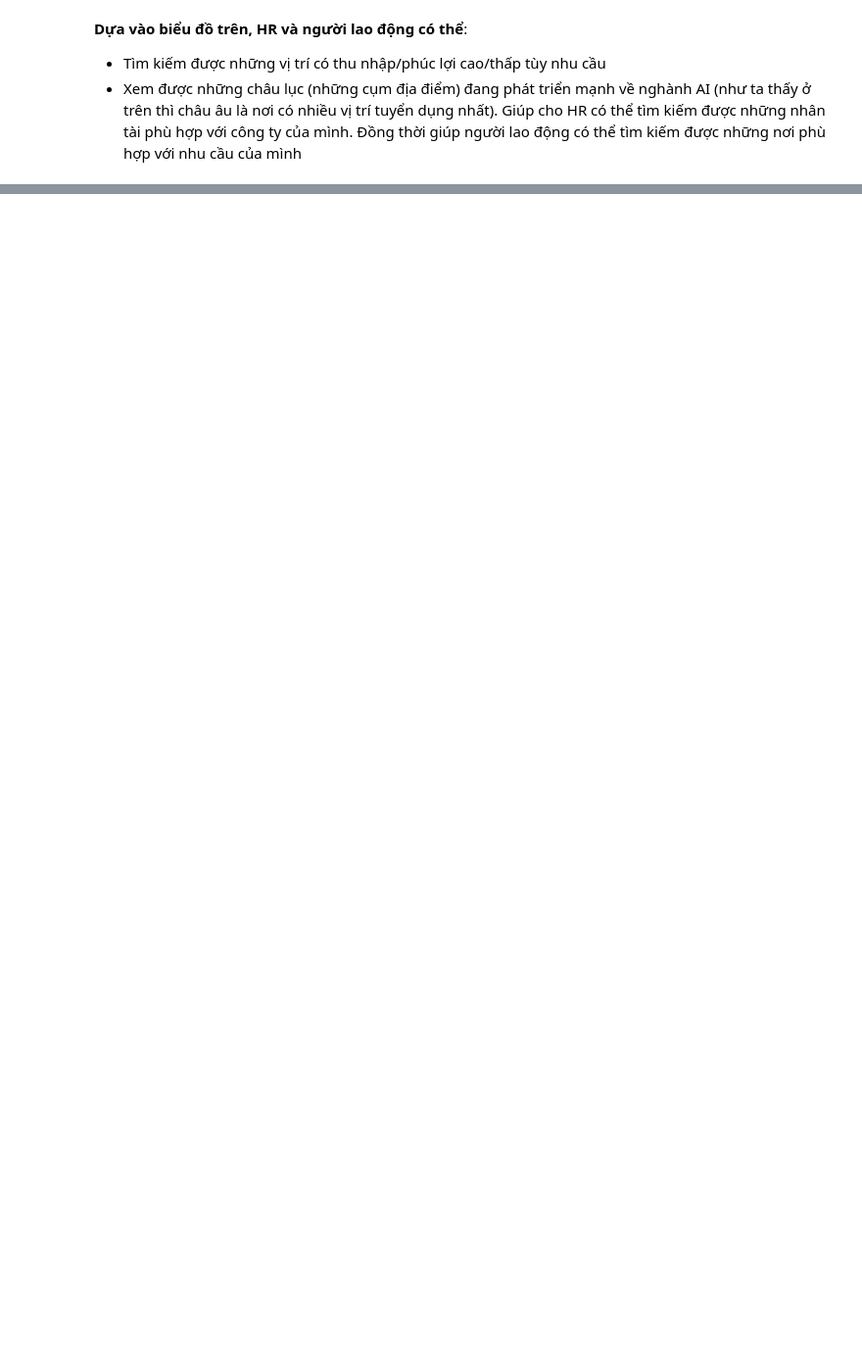
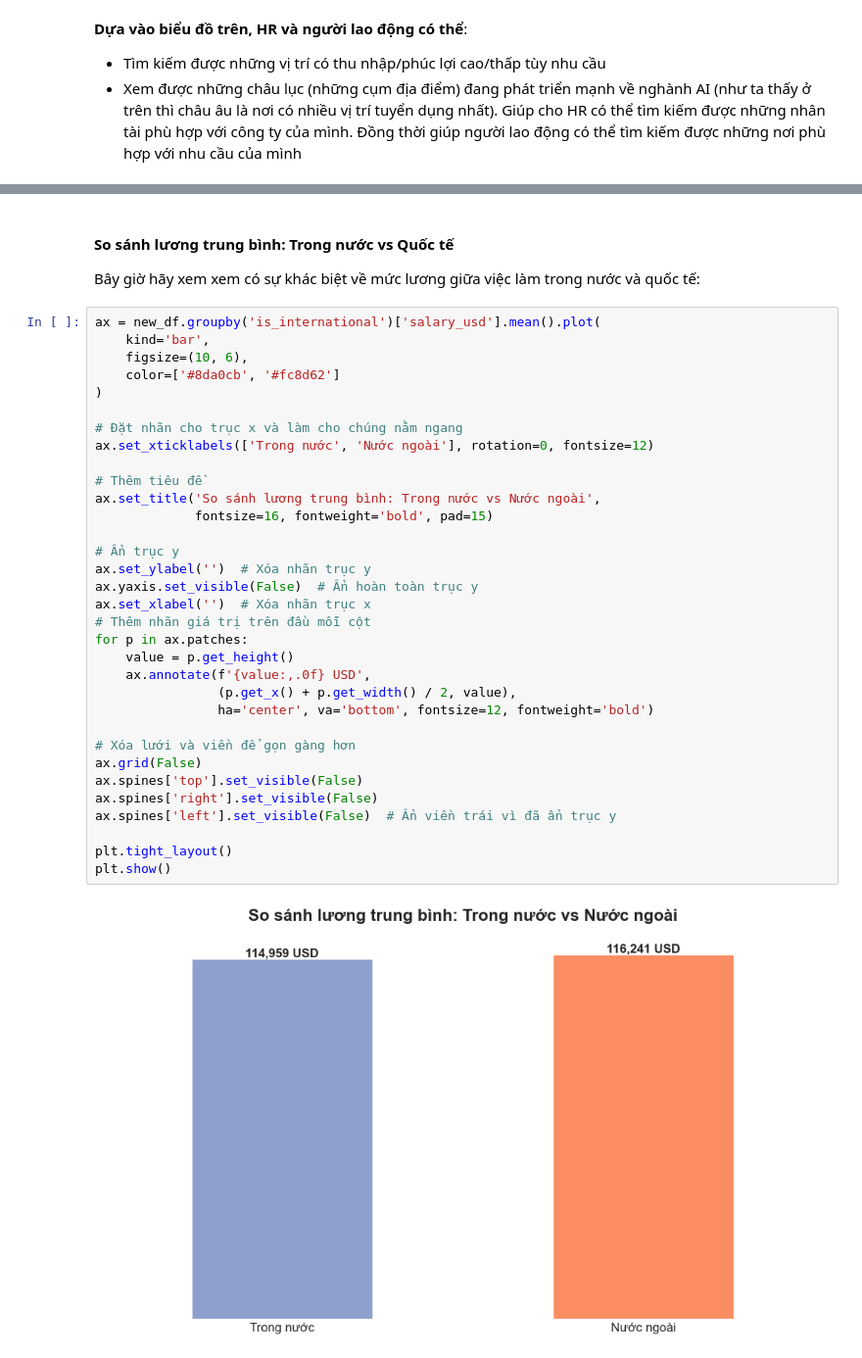
Before and after one commit to thethien8a/Machine-Learning-Project, a Jupyter notebook: Linear Regression/project_1.ipynb, the cells around one changed output, grey strips where cells are left out. Shown at 98% size. Cells and saved outputs as stored; diff of their text form; blank space fills up the shorter version.

```diff
--- a/Linear Regression/project_1.ipynb
+++ b/Linear Regression/project_1.ipynb
@@ -1045,0 +1086,39 @@ Name: count, dtype: int64
+# %% [markdown]
+#### So sánh lương trung bình: Trong nước vs Quốc tế
+
+Bây giờ hãy xem xem có sự khác biệt về mức lương giữa việc làm trong nước và quốc tế:
+# %%
+ax = new_df.groupby('is_international')['salary_usd'].mean().plot(
+    kind='bar',
+    figsize=(10, 6),
+    color=['#8da0cb', '#fc8d62']
+)
+
+# Đặt nhãn cho trục x và làm cho chúng nằm ngang
+ax.set_xticklabels(['Trong nước', 'Nước ngoài'], rotation=0, fontsize=12)
+
+# Thêm tiêu đề
+ax.set_title('So sánh lương trung bình: Trong nước vs Nước ngoài',
+             fontsize=16, fontweight='bold', pad=15)
+
+# Ẩn trục y
+ax.set_ylabel('')  # Xóa nhãn trục y
+ax.yaxis.set_visible(False)  # Ẩn hoàn toàn trục y
+ax.set_xlabel('')  # Xóa nhãn trục x
+# Thêm nhãn giá trị trên đầu mỗi cột
+for p in ax.patches:
+    value = p.get_height()
+    ax.annotate(f'{value:,.0f} USD',
+                (p.get_x() + p.get_width() / 2, value),
+                ha='center', va='bottom', fontsize=12, fontweight='bold')
+
+# Xóa lưới và viền để gọn gàng hơn
+ax.grid(False)
+ax.spines['top'].set_visible(False)
+ax.spines['right'].set_visible(False)
+ax.spines['left'].set_visible(False)  # Ẩn viền trái vì đã ẩn trục y
+
+plt.tight_layout()
+plt.show()
+# %% [output]
+[figure, added]
```
Also changed, not shown: parts of 12 cells of this notebook, 1 other file.
